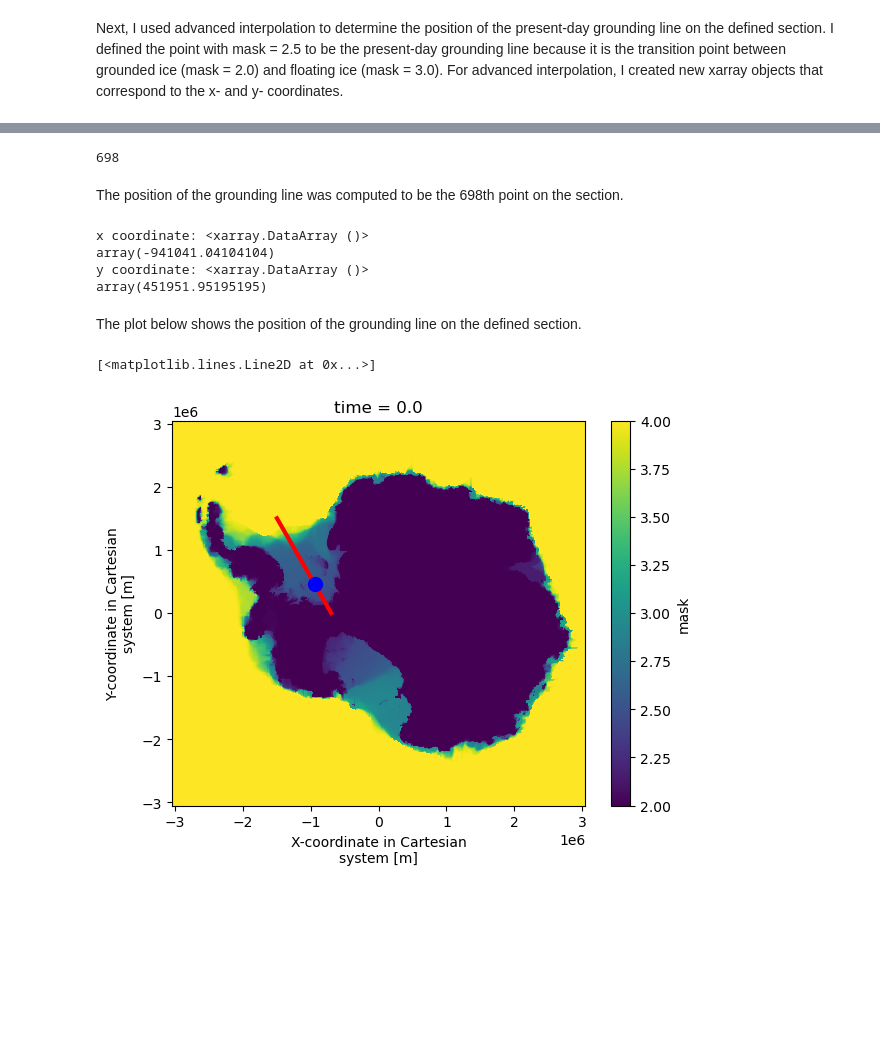
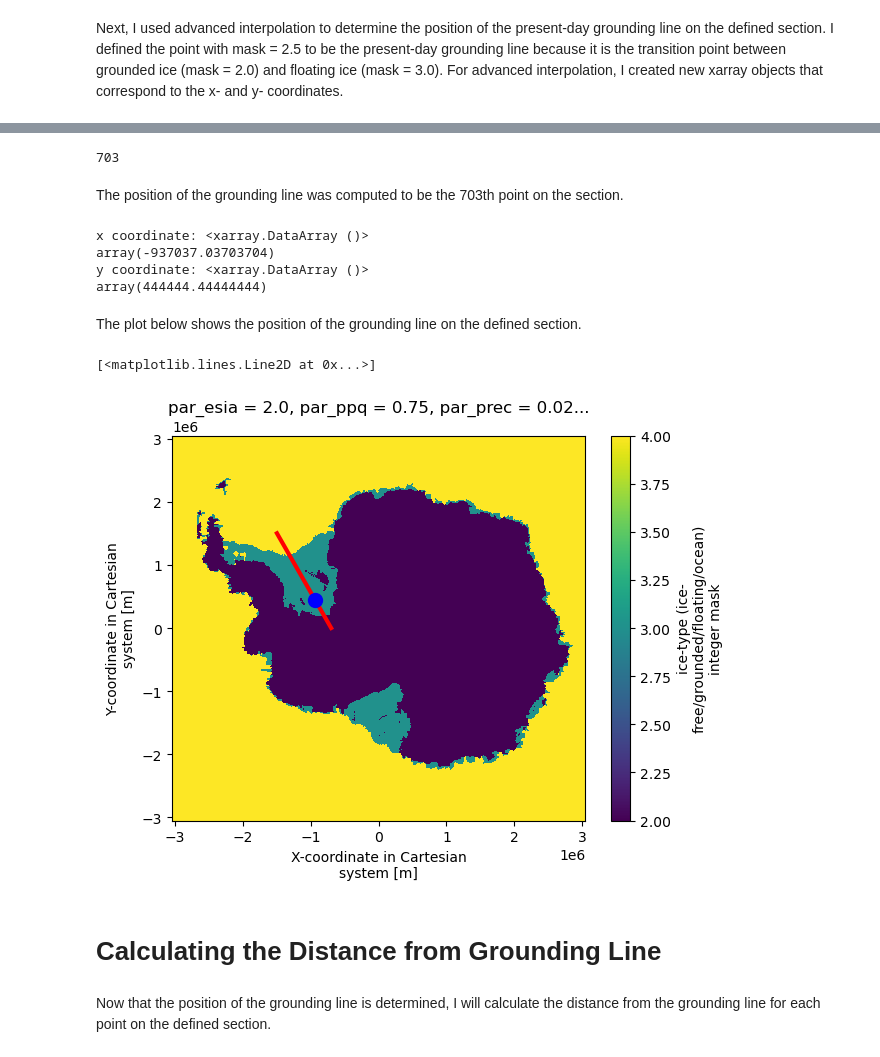
Before and after one commit to ct3012/Antarctic-Ice-Sheet-Model, a Jupyter notebook: Plotting Distance from Present Day GL.ipynb, the cells around one changed output, grey strips where cells are left out. Saved outputs shown, nothing was run; the diff lists cells and outputs as text; code cells hidden in the pictures; blank space fills up the shorter version.

```diff
--- a/Plotting Distance from Present Day GL.ipynb
+++ b/Plotting Distance from Present Day GL.ipynb
@@ -53,8 +53,8 @@ To begin with, I determined two points to define a section in the Weddell Sea se
 # %%
 import matplotlib.pyplot as plt
-snapshots1ka.mask.isel(time=124).mean({"par_esia","par_ppq","par_prec","par_visc"}).plot(x='x',y='y',size = 5)
-x = [-1.5e6, -0.7e6]
-y = [1.5e6, 0]
-plt.plot(x,y,color="red", lw=3)
+snapshots1ka.mask.isel(time=124, par_esia=1, par_ppq=2, par_prec=0, par_visc=1).plot(x='x',y='y',size = 5)
+x_p = [-1.5e6, -0.7e6]
+y_p = [1.5e6, 0]
+plt.plot(x_p,y_p,color="red", lw=3)
 # %% [output]
 [<matplotlib.lines.Line2D at 0x...>]
@@ -66,16 +66,16 @@ Next, I used advanced interpolation to determine the position of the present-day
 # %%
 import numpy as np
 # the x coordinates for the 1000 points between points (-1.5e6,1.1e6) and (-0.7e6,0) are defined
-x = np.linspace(-1.5e6, -0.7e6, 1000)
+x = np.linspace(x_p[0], x_p[1], 1000)
 # the y coordinates for the 1000 points between points (-1.5e6,1.1e6) and (-0.7e6,0) are defined
-y = np.linspace(1.5e6, 0, 1000)
+y = np.linspace(y_p[0], y_p[1], 1000)
 
 # create xarray datasets
-x = xr.DataArray(x, dims="z")
-y = xr.DataArray(y , dims="z")
+x = xr.DataArray(x, dims="number")
+y = xr.DataArray(y , dims="number")
 # %%
 # Advanced interpolation
-ice = snapshots1ka.mask.isel(time=124).mean({"par_esia","par_ppq","par_prec","par_visc"}).interp(x=x, y=y).values
+ice = snapshots1ka.mask.isel(time=124, par_esia=1, par_ppq=2, par_prec=0, par_visc=1).interp(x=x, y=y).values
 ice
 # %% [output]
 array([4.        , 4.        , 4.        , 4.        , 4.        ,
@@ -99,26 +99,35 @@ array([4.        , 4.        , 4.        , 4.        , 4.        ,
 # the position of the grounding line
 np.min(np.where(ice < 2.5))
 # %% [output]
-698
+703
 # %% [markdown]
-The position of the grounding line was computed to be the 698th point on the section.
+The position of the grounding line was computed to be the 703th point on the section.
+# %%
+I_gl = np.min(np.where(ice < 2.5))
+
+x_g = x[I_gl]
+y_g = y[I_gl]
 # %%
 # compute the x- and y- coordinates for the grounding line position
-print("x coordinate:", x[698])
-print("y coordinate:", y[698])
+print("x coordinate:", x_g)
+print("y coordinate:", y_g)
 # %% [output]
 x coordinate: <xarray.DataArray ()>
-array(-941041.04104104)
+array(-937037.03703704)
 y coordinate: <xarray.DataArray ()>
-array(451951.95195195)
+array(444444.44444444)
 # %% [markdown]
 The plot below shows the position of the grounding line on the defined section.
 # %%
-snapshots1ka.mask.isel(time=124).mean({"par_esia","par_ppq","par_prec","par_visc"}).plot(x='x',y='y',size = 5)
-x1 = [-1.5e6, -0.7e6]
-y1 = [1.5e6, 0]
-plt.plot(x1,y1,color="red", lw=3)
-plt.plot(x[698], y[698], color="blue", markersize=10,marker="o")
+snapshots1ka.mask.isel(time=124, par_esia=1, par_ppq=2, par_prec=0, par_visc=1).plot(x='x',y='y',size = 5)
+#x1 = [-1.5e6, -0.7e6]
+#y1 = [1.5e6, 0]
+plt.plot(x_p,y_p,color="red", lw=3)
+plt.plot(x[I_gl], y[I_gl], color="blue", markersize=10,marker="o")
 # %% [output]
 [<matplotlib.lines.Line2D at 0x...>]
-[figure, old version]
+[figure, new version]
+# %% [markdown]
+# Calculating the Distance from Grounding Line
+# %% [markdown]
+Now that the position of the grounding line is determined, I will calculate the distance from the grounding line for each point on the defined section.
```
Also changed, not shown: parts of 21 cells of this notebook.
